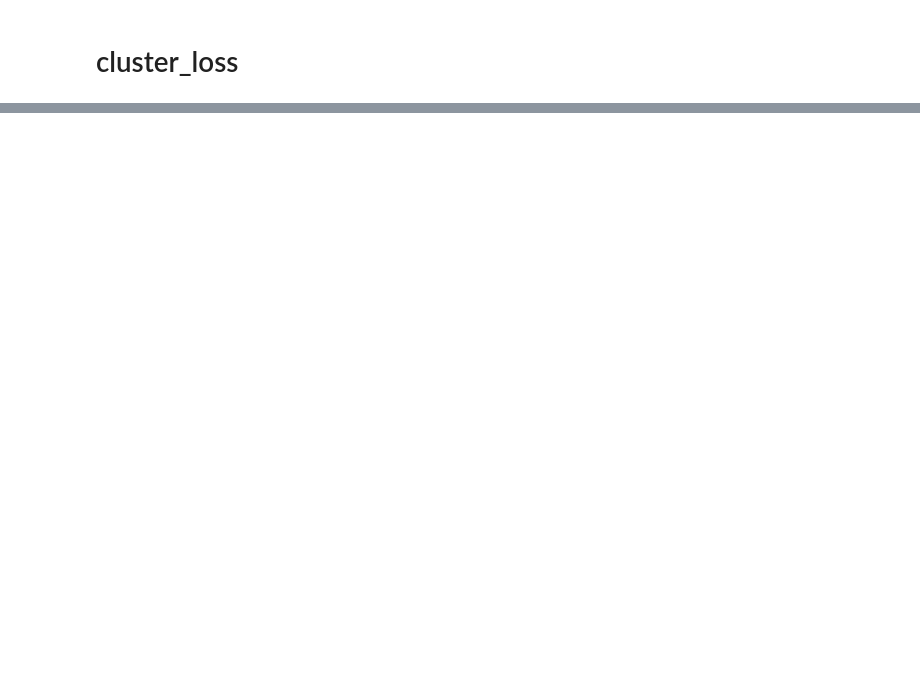
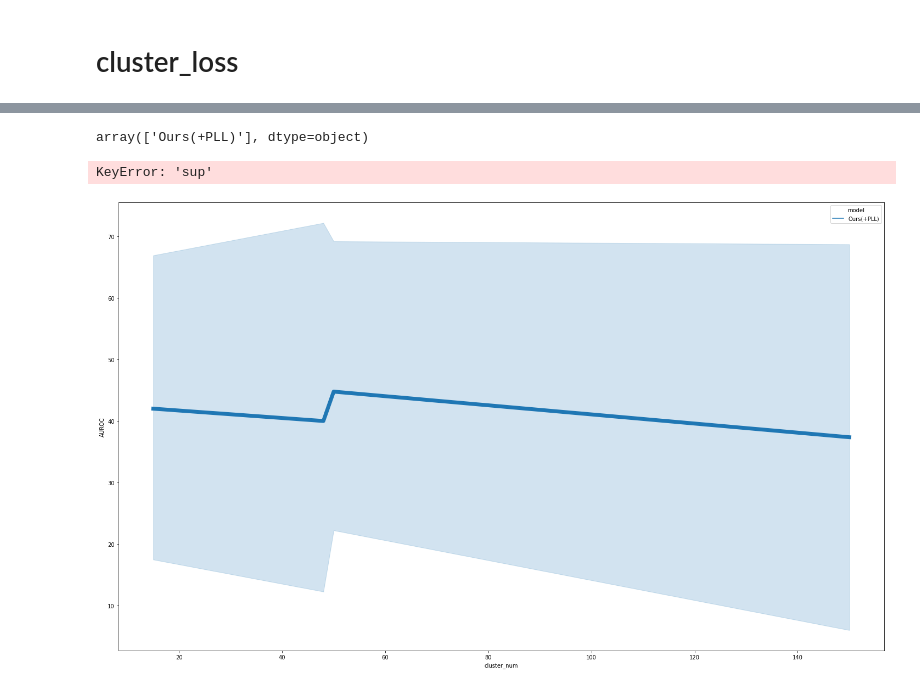
Before and after one commit to leebyounghan/PLL, a Jupyter notebook: CLAD-master/src/run_scripts/result.ipynb, the cells around one changed output, grey strips where cells are left out. Saved outputs shown, nothing was run; the diff lists cells and outputs as text; code cells hidden in the pictures; blank space fills up the shorter version.

```diff
--- a/CLAD-master/src/run_scripts/result.ipynb
+++ b/CLAD-master/src/run_scripts/result.ipynb
@@ -405,0 +49,4 @@ sns.jointplot(data=df, x='db_score', y="multi_sh",hue="Normal_class")
+# %%
+df['model'] = df['classifier_epochs'].apply(lambda x: 'Ours(+PLL)' if x== 1 else 'Ours')
+# %%
+df_ = df[(df['cluster_type'] == "SCCL") ]
@@ -405,0 +57,4 @@ sns.jointplot(data=df, x='db_score', y="multi_sh",hue="Normal_class")
+# %%
+df_ = df_[df_["score_func"].str.contains("maha_ood")]
+# %%
+df_['AUROC'] = df_['AUROC'] * 100
@@ -405,0 +87,9 @@ sns.jointplot(data=df, x='db_score', y="multi_sh",hue="Normal_class")
+# %%
+df_['model'].unique()
+# %% [output]
+array(['Ours(+PLL)'], dtype=object)
+# %%
+plot_k(df_, hue = "model" ,comparision= True)
+# %% [output]
+KeyError: 'sup'
+[figure, added]
```
Also changed, not shown: parts of 84 cells of this notebook, 17 other files.
